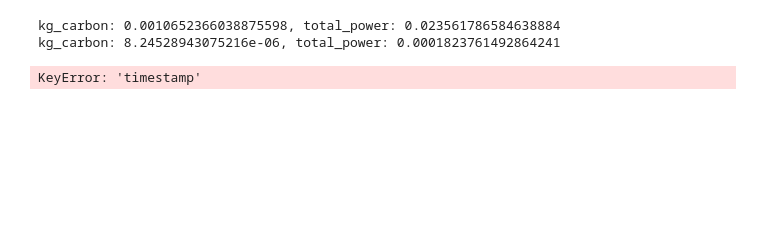
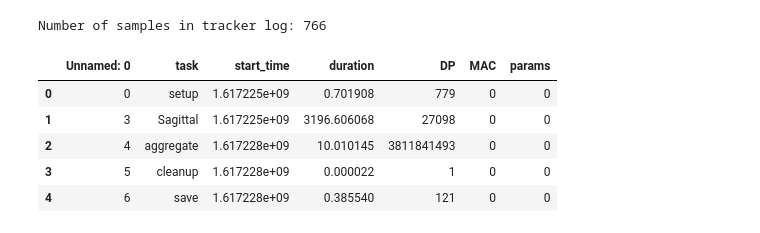
Before and after one commit to Deep-MI/FastSurfer, a Jupyter notebook: FastSurferCNN/experiment_dashboard.ipynb, the cells around one changed output. Saved outputs shown, nothing was run; the diff lists cells and outputs as text; code cells hidden in the pictures; blank space fills up the shorter version.

```diff
--- a/FastSurferCNN/experiment_dashboard.ipynb
+++ b/FastSurferCNN/experiment_dashboard.ipynb
@@ -12,25 +13,17 @@ Done!
-# %%
-experiment1_logdir = './logs/exp_impact_tracker_test' #/tmp/tmpcgbll4_7
-data_interface1 = DataInterface([experiment1_logdir])
-
-print('kg_carbon: {}, total_power: {}'.format(data_interface1.kg_carbon,data_interface1.total_power))
-
-experiment1_logdir = '/tmp/tmpcgbll4_7'
-data_interface1 = DataInterface([experiment1_logdir])
-
-print('kg_carbon: {}, total_power: {}'.format(data_interface1.kg_carbon,data_interface1.total_power))
-# %% [output]
-kg_carbon: 0.0010652366038875598, total_power: 0.023561786584638884
-kg_carbon: 8.24528943075216e-06, total_power: 0.0001823761492864241
-# %%
-experiment1_logdir = './logs/exp_impact_tracker_test' #/tmp/tmpcgbll4_7
-data_interface1 = DataInterface([experiment1_logdir])
-
-print('kg_carbon: {}, total_power: {}'.format(data_interface1.kg_carbon,data_interface1.total_power))
-
-experiment1_logdir = '/tmp/tmpcgbll4_7'
-data_interface1 = DataInterface([experiment1_logdir])
-
-print('kg_carbon: {}, total_power: {}'.format(data_interface1.kg_carbon,data_interface1.total_power))
-# %% [output]
-KeyError: 'timestamp'
+# %%
+logdir = './logs/tmp/'  #track_sub_0128_benchmark' #/tmp/tmpcgbll4_7
+compute_flops_csv = logdir + 'compute_costs_flop.csv'
+
+log_df =  load_data_into_frame(logdir)
+print('Number of samples in tracker log: {}'.format(len(log_df[1])))
+
+flops_df = pd.read_csv(compute_flops_csv)
+flops_df
+# %% [output]
+Number of samples in tracker log: 766
+|  | Unnamed: 0 | task | start_time | duration | DP | MAC | params |
+| 0 | 0 | setup | 1.617225e+09 | 0.701908 | 779 | 0 | 0 |
+| 1 | 3 | Sagittal | 1.617225e+09 | 3196.606068 | 27098 | 0 | 0 |
+| 2 | 4 | aggregate | 1.617228e+09 | 10.010145 | 3811841493 | 0 | 0 |
+| 3 | 5 | cleanup | 1.617228e+09 | 0.000022 | 1 | 0 | 0 |
+| 4 | 6 | save | 1.617228e+09 | 0.385540 | 121 | 0 | 0 |
```
Also changed, not shown: parts of 6 cells of this notebook, 8 other files.
